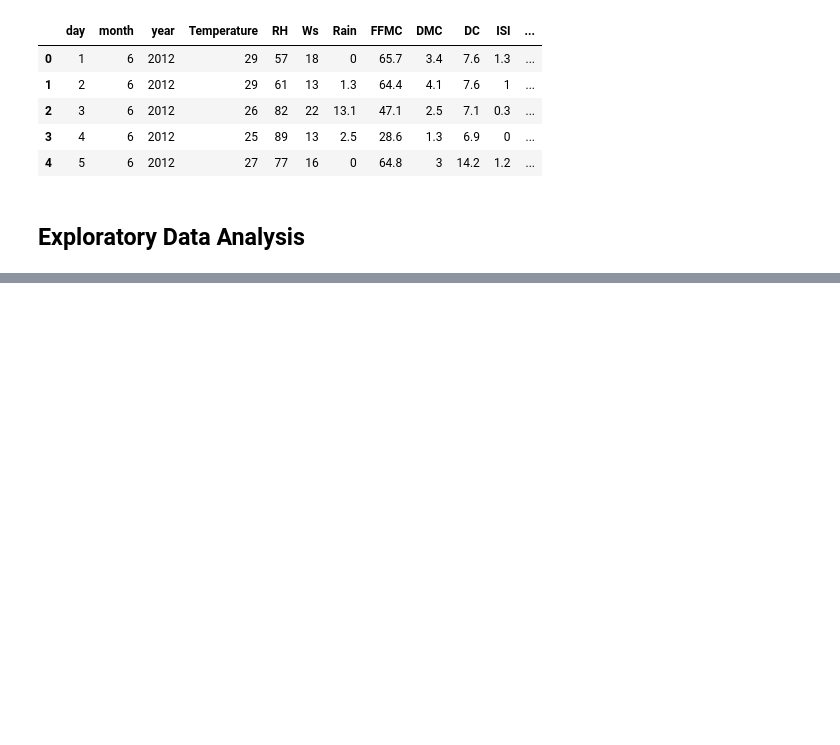
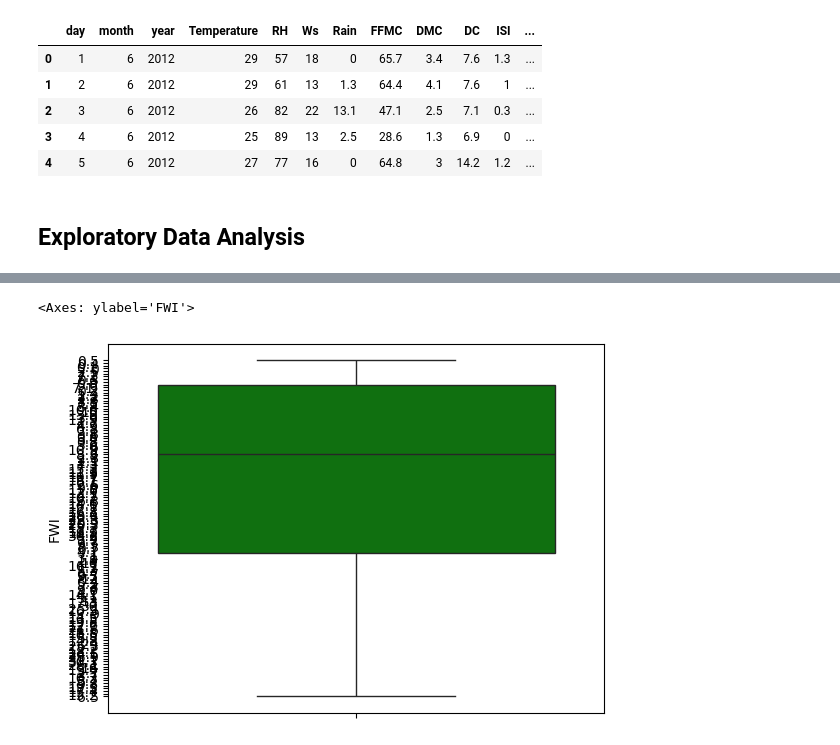
Before and after one commit to mdzaheerjk/Algerian_Forest_Fires_Prediction, a Jupyter notebook: notebooks/EDA.ipynb, the cells around one changed output, grey strips where cells are left out. Saved outputs shown, nothing was run; the diff lists cells and outputs as text; code cells hidden in the pictures; blank space fills up the shorter version.

```diff
--- a/notebooks/EDA.ipynb
+++ b/notebooks/EDA.ipynb
@@ -317,0 +411,5 @@ df.to_csv('../data/Algerian_forest_fire_cleaned_dataset.csv',index=False)
+# %%
+sns.boxplot(df['FWI'],color='green',)
+# %% [output]
+<Axes: ylabel='FWI'>
+[figure, added]
```
Also changed, not shown: parts of 22 cells of this notebook, 1 other file.
